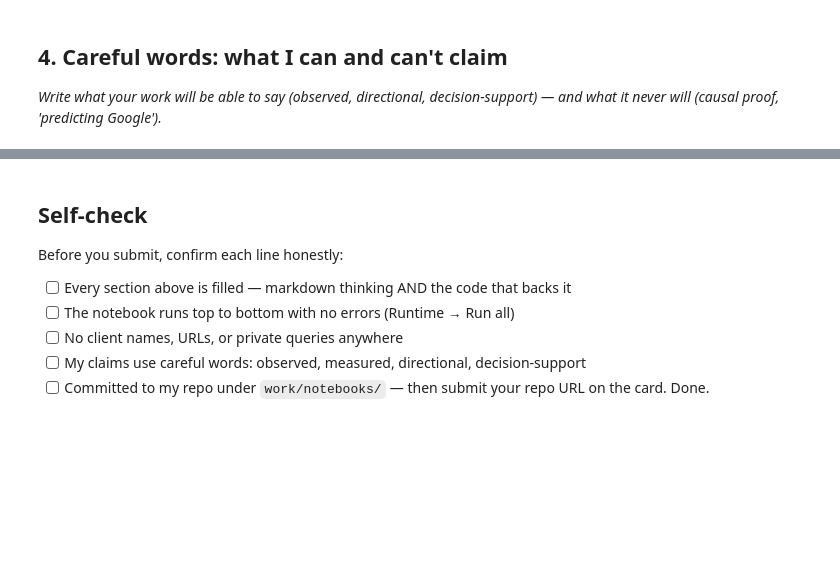
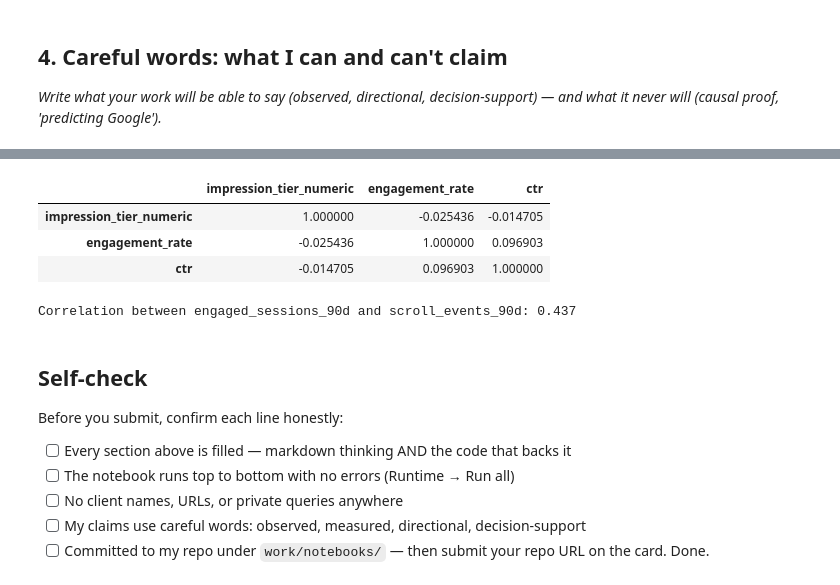
Before and after one commit to sujithauday/flyrank-ml-internship, a Jupyter notebook: work/notebooks/w01_research_question.ipynb, the cells around one changed output, grey strips where cells are left out. Drawn from its saved outputs; the diff is of its cells as text; code cells hidden in the pictures; blank space fills up the shorter version.

```diff
--- a/work/notebooks/w01_research_question.ipynb
+++ b/work/notebooks/w01_research_question.ipynb
@@ -59,0 +197,15 @@ print(df.columns.tolist())
+# %%
+df["impression_tier_numeric"] = df["impression_tier"].astype("category").cat.codes
+df[["impression_tier_numeric", "engagement_rate", "ctr"]].corr()
+# %% [output]
+|  | impression_tier_numeric | engagement_rate | ctr |
+| impression_tier_numeric | 1.000000 | -0.025436 | -0.014705 |
+| engagement_rate | -0.025436 | 1.000000 | 0.096903 |
+| ctr | -0.014705 | 0.096903 | 1.000000 |
+# %%
+# high engagement rate mean high scroll rate
+
+corr = df["engaged_sessions_90d"].corr(df["scroll_events_90d"])
+print(f"Correlation between engaged_sessions_90d and scroll_events_90d: {corr:.3f}")
+# %% [output]
+Correlation between engaged_sessions_90d and scroll_events_90d: 0.437
```
Also changed, not shown: parts of 10 cells of this notebook.
